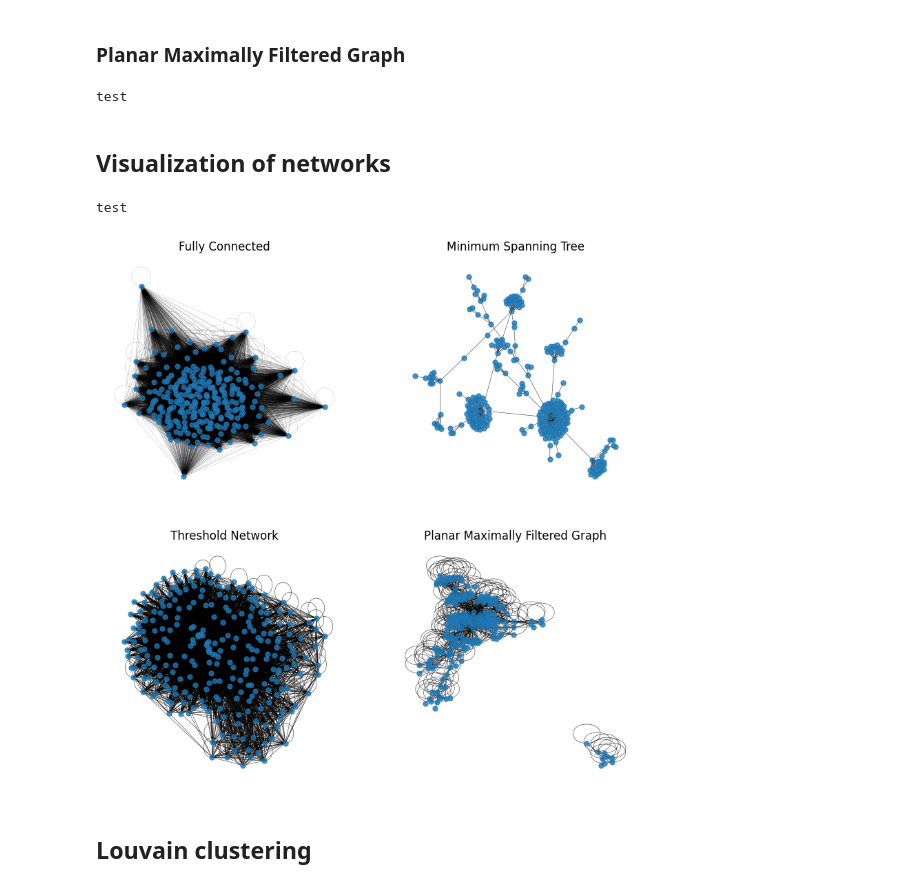
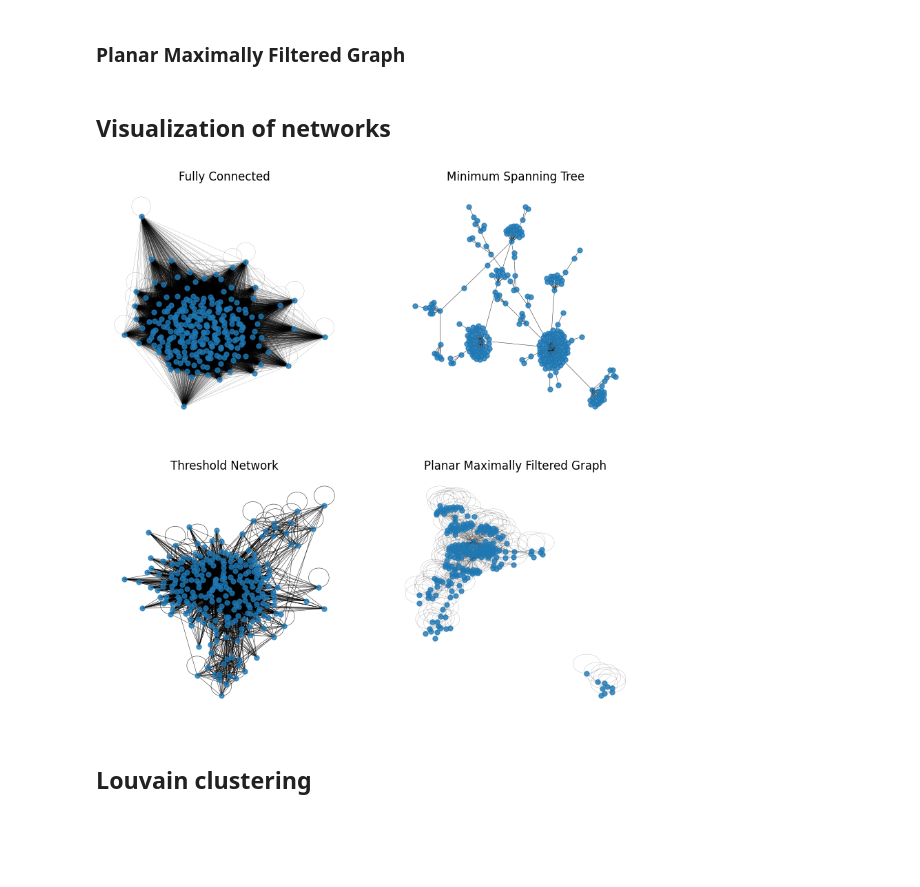
Before and after one commit to dioday45/FIN-525-Project, a Jupyter notebook: notebooks/Communities_jeremy.ipynb, the cells around one changed output. Saved outputs shown, nothing was run; the diff lists cells and outputs as text; code cells hidden in the pictures; blank space fills up the shorter version.

Commit message:
update thresh

```diff
--- a/notebooks/Communities_jeremy.ipynb
+++ b/notebooks/Communities_jeremy.ipynb
@@ -257,26 +257,24 @@ def threshold_network(R, threshold=0.05):
     lambda_plus = (1. + np.sqrt(q)) ** 2
     C = R.corr()
     lambdas, v = LA.eigh(C)
-    C_s = compute_C_minus_C0(lambdas, v, lambda_plus)
-
-    # Compute distance matrix
-    D = np.array(np.sqrt(2 * (1 - C_s)))
+    C_s = np.array(compute_C_minus_C0(lambdas, v, lambda_plus))
 
     # Determine the threshold value for each column
-    threshold_values = np.percentile(D, threshold * 100, axis=0)
+    threshold_values = np.percentile(C_s, threshold * 100, axis=0)
+    threshold_values[threshold_values < 0] = 0
 
-    # Set values above the threshold to infinity
-    D[D > threshold_values] = 0
+    # Set values below the threshold to 0
+    C_s[C_s < threshold_values] = 0
 
     # Compute graph
-    G = nx.from_numpy_array(D)
+    G = nx.from_numpy_array(C_s)
     return G
 # %% [markdown]
 ### Planar Maximally Filtered Graph
 # %%
 def sort_graph_edges(G):
     sorted_edges = []
-    for source, dest, data in sorted(G.edges(data=True), key=lambda x: x[2]['weight']):
+    for source, dest, data in sorted(G.edges(data=True), key=lambda x: x[2]['weight'], reverse=True):
         sorted_edges.append({'source': source,
                              'dest': dest,
                              'weight': data['weight']})
@@ -307,37 +305,29 @@ def pmfg_network(R):
     lambdas, v = LA.eigh(C)
     C = compute_C_minus_C0(lambdas, v, lambda_plus)
 
-    # Compute distance matrix
-    D = np.sqrt(2*(1-C))
-
     # Compute graph
-    G = nx.from_numpy_array(D)
+    G = nx.from_numpy_array(C)
 
     sorted_edges = sort_graph_edges(G)
 
     return compute_PMFG(sorted_edges, N)
-# %%
-G = pmfg_network(df.set_index('date'))
-# %% [output]
-test
 # %% [markdown]
 ## Visualization of networks
 # %%
 R = pd.read_csv("../data/processed/normalized_log_ret.csv").set_index('date')
-Gs = [baseline_network(R), mst_network(R), threshold_network(R, threshold=0.1), pmfg_network(R)]
+Gs = [baseline_network(R), mst_network(R), threshold_network(R, threshold=0.95), pmfg_network(R)]
 
 fig, axs = plt.subplots(2, 2, figsize=(10,10))
-for i, ax in enumerate(axs.flatten()):
-    if i == 0:
+for i, ax in tqdm(enumerate(axs.flatten())):
+    if i == 0 or i == 3:
         width = 0.1
     else:
         width = 0.4
 
     nx.draw(Gs[i], node_size=25, width=width, ax=ax, alpha=0.8, pos=nx.spring_layout(Gs[i], seed=42))
     ax.set_title(['Fully Connected', 'Minimum Spanning Tree', 'Threshold Network', 'Planar Maximally Filtered Graph'][i])
 # %% [output]
-test
-[figure, old version]
+[figure, new version]
 # %% [markdown]
 ## Louvain clustering
 # %%
```
Also changed, not shown: parts of 6 cells of this notebook, 1 other file.
